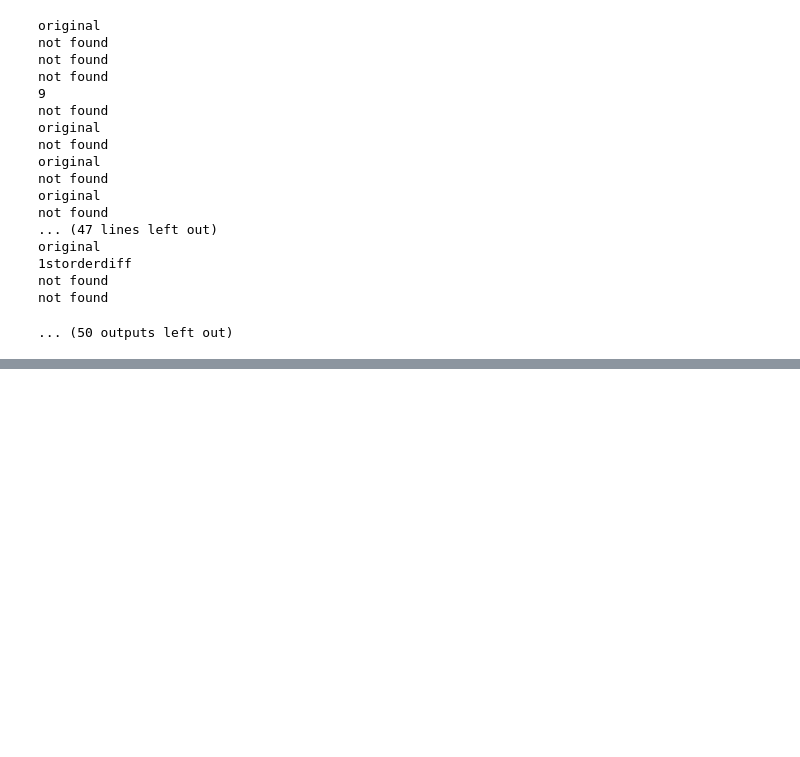
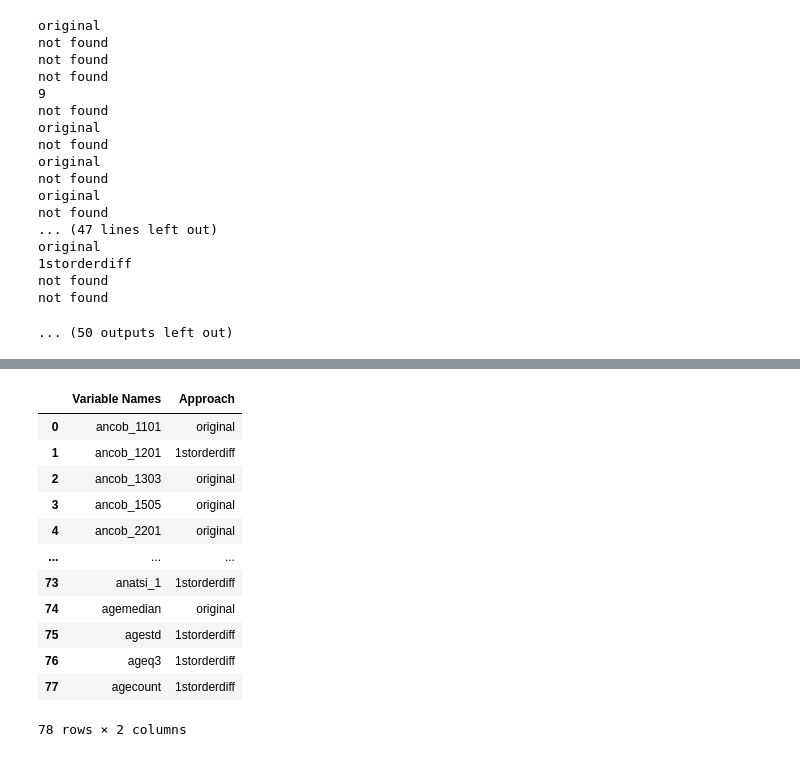
Before and after one commit to LyuLingfeng95/PhDProject1, a Jupyter notebook: Project1.ipynb, the cells around one changed output, grey strips where cells are left out. Saved outputs shown, nothing was run; the diff lists cells and outputs as text; code cells hidden in the pictures; blank space fills up the shorter version.

```diff
--- a/Project1.ipynb
+++ b/Project1.ipynb
@@ -2257,0 +2285,16 @@ def selectStationaySeries3(variable_tar, marks):
+# %%
+df_marks
+# %% [output]
+|  | Variable Names | Approach |
+| 0 | ancob_1101 | original |
+| 1 | ancob_1201 | 1storderdiff |
+| 2 | ancob_1303 | original |
+| 3 | ancob_1505 | original |
+| 4 | ancob_2201 | original |
+| ... | ... | ... |
+| 73 | anatsi_1 | 1storderdiff |
+| 74 | agemedian | original |
+| 75 | agestd | 1storderdiff |
+| 76 | ageq3 | 1storderdiff |
+| 77 | agecount | 1storderdiff |
+78 rows × 2 columns
```
Also changed, not shown: parts of 27 cells of this notebook.
